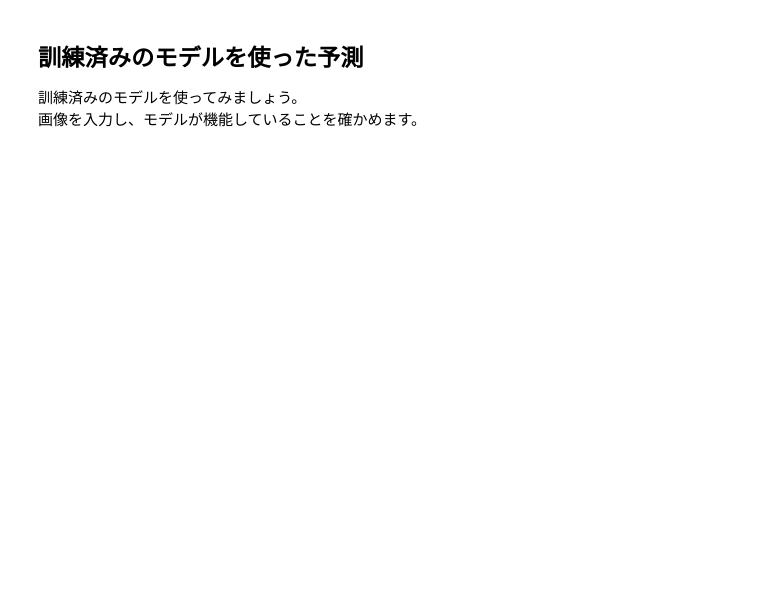
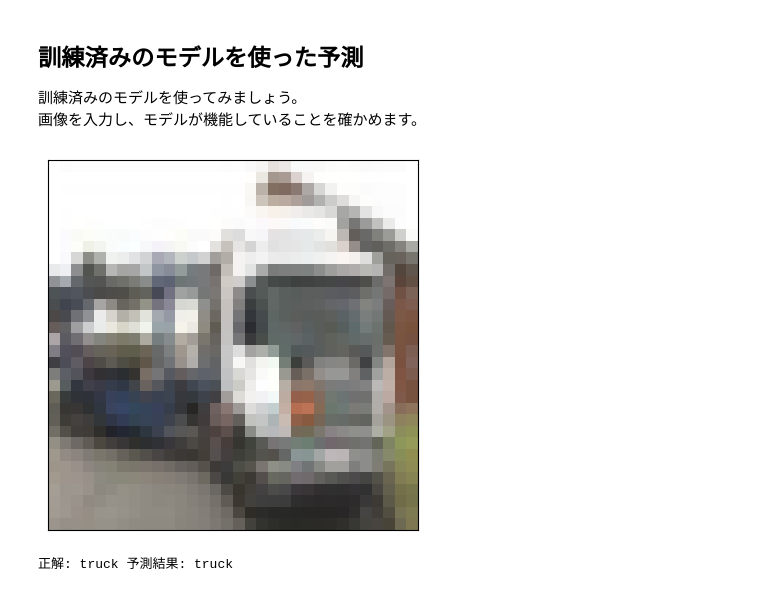
Before and after one commit to keipero/git_test, a Jupyter notebook: lecture4/cnn.ipynb, the cells around one changed output. Cells and saved outputs as stored; diff of their text form; code cells hidden in the pictures; blank space fills up the shorter version.

```diff
--- a/lecture4/cnn.ipynb
+++ b/lecture4/cnn.ipynb
@@ -150,7 +162,7 @@ record_loss_train = []
 record_loss_test = []
 
 # 学習
-x_test, t_test = iter(test_loader).next()
+x_test, t_test = next(iter(test_loader))
 x_test, t_test = x_test.cuda(), t_test.cuda()
 for i in range(20):  # 20エポック学習
     net.train()  # 訓練モード
@@ -206,14 +222,17 @@ print("正解率:", str(correct/total*100) + "%")
 # %%
 cifar10_loader = DataLoader(cifar10_test, batch_size=1, shuffle=True)
 dataiter = iter(cifar10_loader)
-images, labels = dataiter.next()  # サンプルを1つだけ取り出す
+images, labels = next(dataiter)  # サンプルを1つだけ取り出す
 
-plt.imshow(np.transpose(images[0], (1, 2, 0)))  # チャンネルを一番後ろに
-plt.tick_params(labelbottom=False, labelleft=False, bottom=False, left=False)  # ラベルとメモリを非表示に
+plt.imshow(np.transpose(images[0], (1, 2, 0)))
+plt.tick_params(labelbottom=False, labelleft=False, bottom=False, left=False)
 plt.show()
 
 net.eval()  # 評価モード
 x, t = images.cuda(), labels.cuda()  # GPU対応
 y = net(x)
 print("正解:", cifar10_classes[labels[0]],
       "予測結果:", cifar10_classes[y.argmax().item()])
+# %% [output]
+[figure, added]
+正解: truck 予測結果: truck
```
Also changed, not shown: parts of 5 cells of this notebook.
